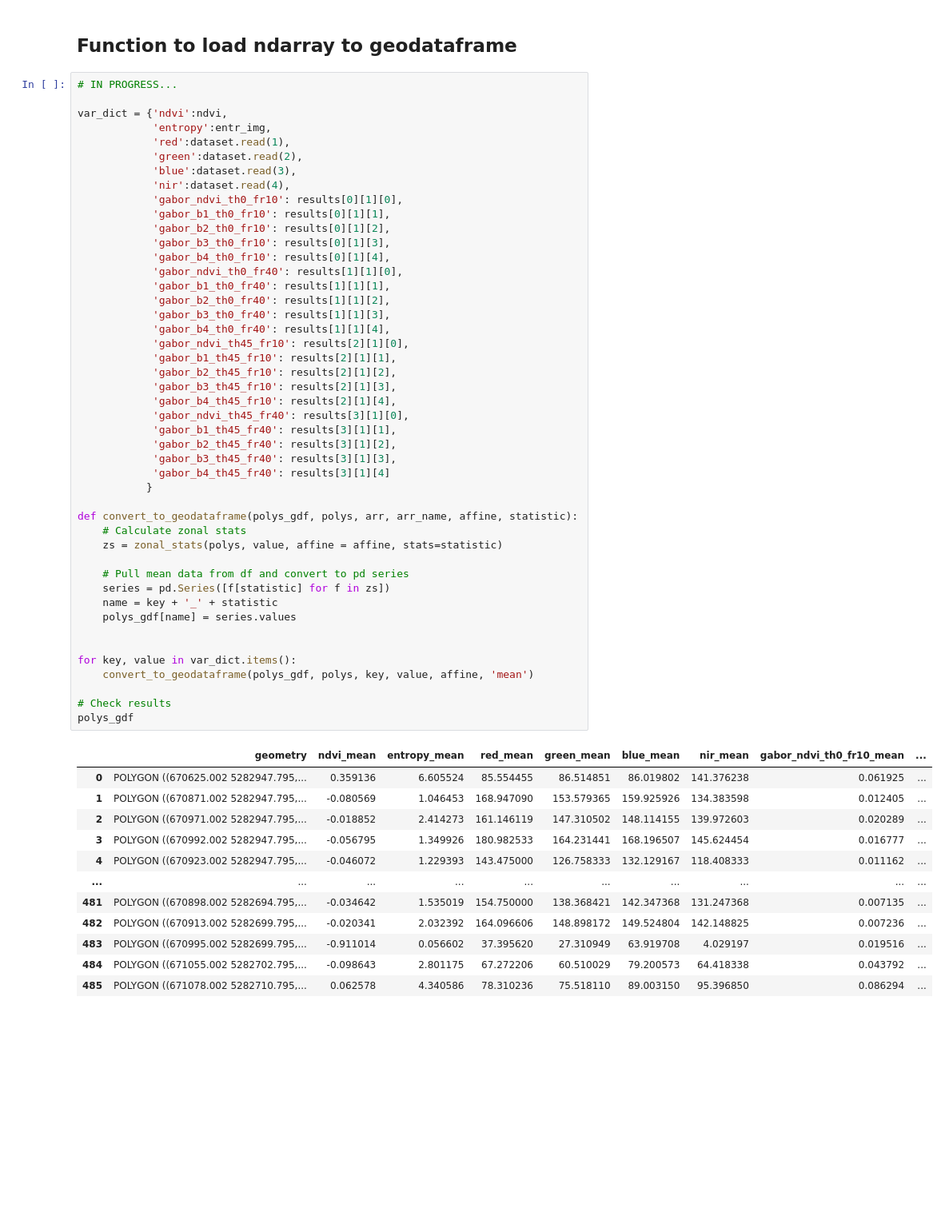
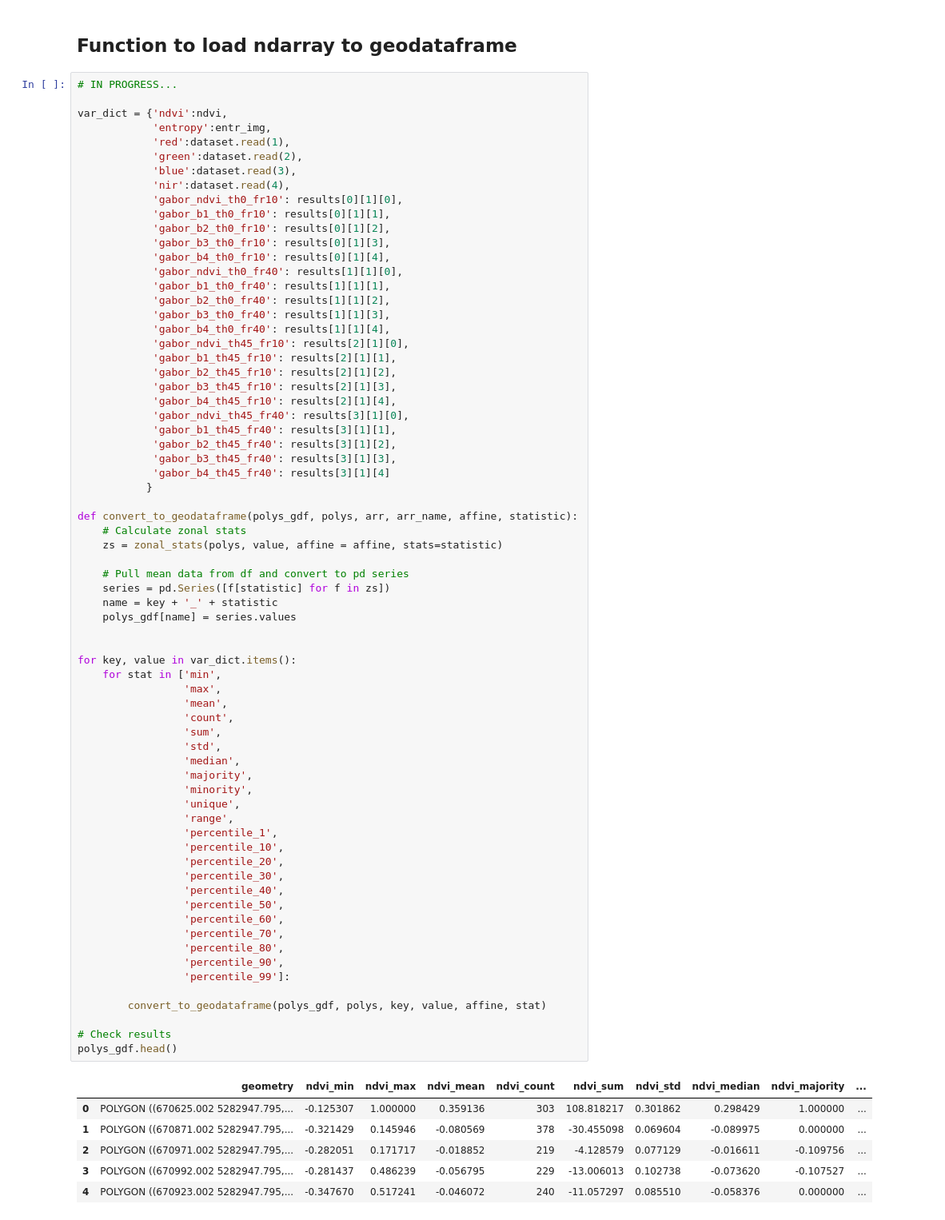
Before and after one commit to redfoxgis/image-segmentation-classification, a Jupyter notebook: image_segmentation_classification.ipynb, the cells around one changed output. Shown at 80% size. Saved outputs shown, nothing was run; the diff lists cells and outputs as text; blank space fills up the shorter version.

Commit message:
Added a feature to provide a list of stats which will be then passed to zonal stats function

```diff
--- a/image_segmentation_classification.ipynb
+++ b/image_segmentation_classification.ipynb
@@ -172,44 +165,61 @@ var_dict = {'ndvi':ndvi,
             'gabor_b1_th0_fr40': results[1][1][1],
             'gabor_b2_th0_fr40': results[1][1][2],
             'gabor_b3_th0_fr40': results[1][1][3],
             'gabor_b4_th0_fr40': results[1][1][4],
             'gabor_ndvi_th45_fr10': results[2][1][0],
             'gabor_b1_th45_fr10': results[2][1][1],
             'gabor_b2_th45_fr10': results[2][1][2],
             'gabor_b3_th45_fr10': results[2][1][3],
             'gabor_b4_th45_fr10': results[2][1][4],
             'gabor_ndvi_th45_fr40': results[3][1][0],
             'gabor_b1_th45_fr40': results[3][1][1],
             'gabor_b2_th45_fr40': results[3][1][2],
             'gabor_b3_th45_fr40': results[3][1][3],
             'gabor_b4_th45_fr40': results[3][1][4]
            }
 
 def convert_to_geodataframe(polys_gdf, polys, arr, arr_name, affine, statistic):
     # Calculate zonal stats
     zs = zonal_stats(polys, value, affine = affine, stats=statistic)
 
     # Pull mean data from df and convert to pd series
     series = pd.Series([f[statistic] for f in zs])
     name = key + '_' + statistic
     polys_gdf[name] = series.values
 
 
 for key, value in var_dict.items():
-    convert_to_geodataframe(polys_gdf, polys, key, value, affine, 'mean')
+    for stat in ['min',
+                 'max',
+                 'mean',
+                 'count',
+                 'sum',
+                 'std',
+                 'median',
+                 'majority',
+                 'minority',
+                 'unique',
+                 'range',
+                 'percentile_1',
+                 'percentile_10',
+                 'percentile_20',
+                 'percentile_30',
+                 'percentile_40',
+                 'percentile_50',
+                 'percentile_60',
+                 'percentile_70',
+                 'percentile_80',
+                 'percentile_90',
+                 'percentile_99']:
+
+        convert_to_geodataframe(polys_gdf, polys, key, value, affine, stat)
 
 # Check results
-polys_gdf
+polys_gdf.head()
 # %% [output]
-|  | geometry | ndvi_mean | entropy_mean | red_mean | green_mean | blue_mean | nir_mean | gabor_ndvi_th0_fr10_mean | ... |
-| 0 | POLYGON ((670625.002 5282947.795,... | 0.359136 | 6.605524 | 85.554455 | 86.514851 | 86.019802 | 141.376238 | 0.061925 | ... |
-| 1 | POLYGON ((670871.002 5282947.795,... | -0.080569 | 1.046453 | 168.947090 | 153.579365 | 159.925926 | 134.383598 | 0.012405 | ... |
-| 2 | POLYGON ((670971.002 5282947.795,... | -0.018852 | 2.414273 | 161.146119 | 147.310502 | 148.114155 | 139.972603 | 0.020289 | ... |
-| 3 | POLYGON ((670992.002 5282947.795,... | -0.056795 | 1.349926 | 180.982533 | 164.231441 | 168.196507 | 145.624454 | 0.016777 | ... |
-| 4 | POLYGON ((670923.002 5282947.795,... | -0.046072 | 1.229393 | 143.475000 | 126.758333 | 132.129167 | 118.408333 | 0.011162 | ... |
-| ... | ... | ... | ... | ... | ... | ... | ... | ... | ... |
-| 481 | POLYGON ((670898.002 5282694.795,... | -0.034642 | 1.535019 | 154.750000 | 138.368421 | 142.347368 | 131.247368 | 0.007135 | ... |
-| 482 | POLYGON ((670913.002 5282699.795,... | -0.020341 | 2.032392 | 164.096606 | 148.898172 | 149.524804 | 142.148825 | 0.007236 | ... |
-| 483 | POLYGON ((670995.002 5282699.795,... | -0.911014 | 0.056602 | 37.395620 | 27.310949 | 63.919708 | 4.029197 | 0.019516 | ... |
-| 484 | POLYGON ((671055.002 5282702.795,... | -0.098643 | 2.801175 | 67.272206 | 60.510029 | 79.200573 | 64.418338 | 0.043792 | ... |
-| 485 | POLYGON ((671078.002 5282710.795,... | 0.062578 | 4.340586 | 78.310236 | 75.518110 | 89.003150 | 95.396850 | 0.086294 | ... |
+|  | geometry | ndvi_min | ndvi_max | ndvi_mean | ndvi_count | ndvi_sum | ndvi_std | ndvi_median | ndvi_majority | ... |
+| 0 | POLYGON ((670625.002 5282947.795,... | -0.125307 | 1.000000 | 0.359136 | 303 | 108.818217 | 0.301862 | 0.298429 | 1.000000 | ... |
+| 1 | POLYGON ((670871.002 5282947.795,... | -0.321429 | 0.145946 | -0.080569 | 378 | -30.455098 | 0.069604 | -0.089975 | 0.000000 | ... |
+| 2 | POLYGON ((670971.002 5282947.795,... | -0.282051 | 0.171717 | -0.018852 | 219 | -4.128579 | 0.077129 | -0.016611 | -0.109756 | ... |
+| 3 | POLYGON ((670992.002 5282947.795,... | -0.281437 | 0.486239 | -0.056795 | 229 | -13.006013 | 0.102738 | -0.073620 | -0.107527 | ... |
+| 4 | POLYGON ((670923.002 5282947.795,... | -0.347670 | 0.517241 | -0.046072 | 240 | -11.057297 | 0.085510 | -0.058376 | 0.000000 | ... |
```
Also changed, not shown: parts of 8 cells of this notebook.
